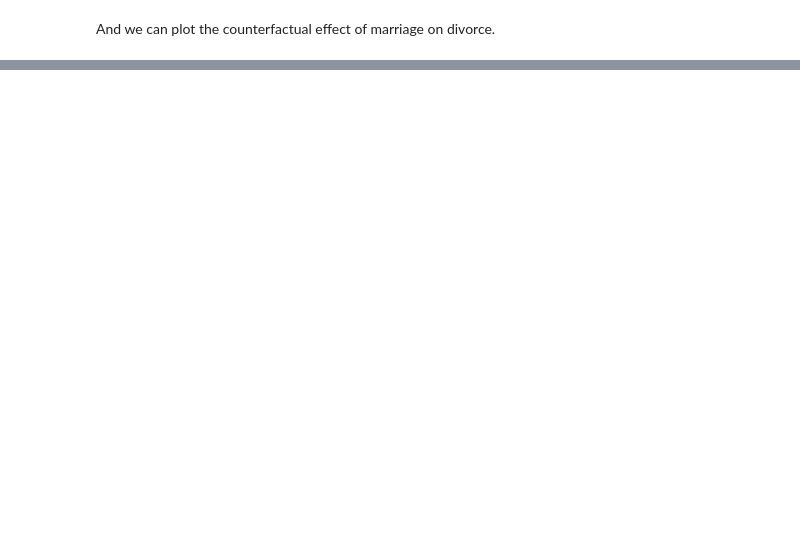
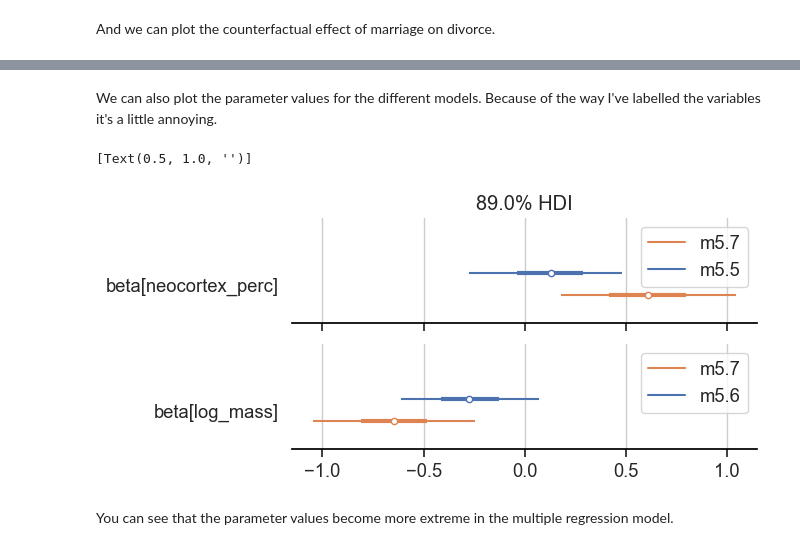
Before and after one commit to chris-leonard/statistical-rethinking, a Jupyter notebook: notes/chapter_5.ipynb, the cells around one changed output, grey strips where cells are left out. Cells and saved outputs as stored; diff of their text form; code cells hidden in the pictures; blank space fills up the shorter version.

```diff
--- a/notes/chapter_5.ipynb
+++ b/notes/chapter_5.ipynb
@@ -43,6 +43,7 @@ DATA_DIR = "../data"
 HOWELL_FILE = "howell.csv"
 CHERRY_BLOSSOMS_FILE = "cherry_blossoms.csv"
 WAFFLE_DIVORCE_FILE = "waffle_divorce.csv"
+MILK_FILE = "milk.csv"
 
 RANDOM_SEED = 42
 # %%
@@ -593,0 +803,33 @@ ax.set(
+# %% [markdown]
+We can also plot the parameter values for the different models.
+Because of the way I've labelled the variables it's a little annoying.
+# %%
+fig, axs = plt.subplots(nrows=2, sharex=True, figsize=(6, 3))
+
+az.plot_forest(
+    [trace_5_5, trace_5_7],
+    model_names=["m5.5", "m5.7"],
+    var_names="beta",
+    filter_vars="regex",
+    coords={"features": ["neocortex_perc"]},
+    hdi_prob=0.89,
+    combined=True,
+    ax=axs[0],
+)
+
+az.plot_forest(
+    [trace_5_6, trace_5_7],
+    model_names=["m5.6", "m5.7"],
+    var_names="beta",
+    filter_vars="regex",
+    coords={"features": ["log_mass"]},
+    hdi_prob=0.89,
+    combined=True,
+    ax=axs[1],
+)
+axs[1].set(title=None);
+# %% [output]
+[Text(0.5, 1.0, '')]
+[figure, added]
+# %% [markdown]
+You can see that the parameter values become more extreme in the multiple regression model.
```
Also changed, not shown: parts of 16 cells of this notebook, 1 other file.
